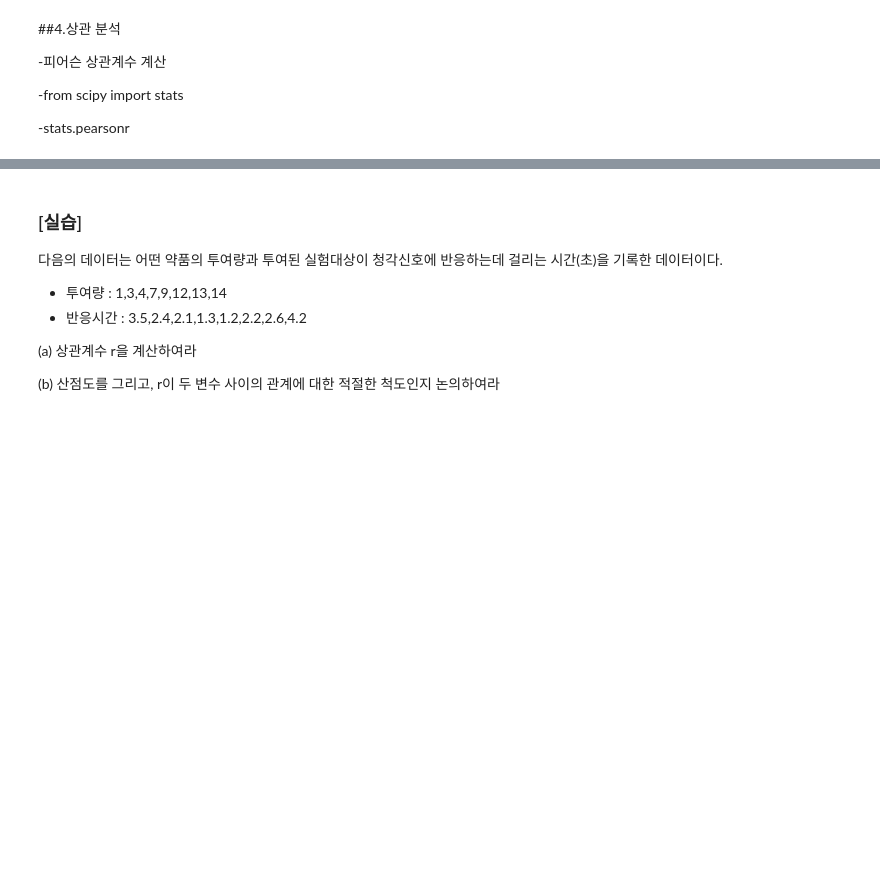
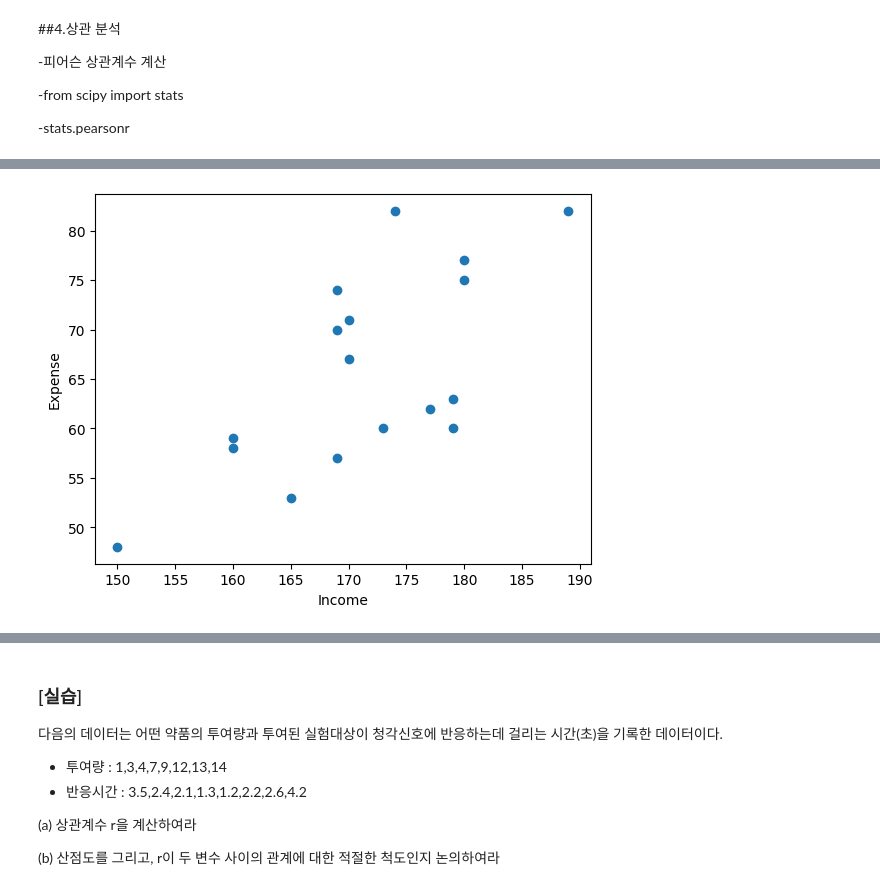
Before and after one commit to runacian0221/ProDs-lecture, a Jupyter notebook: 01_[실습]통계적데이터분석.ipynb, the cells around one changed output, grey strips where cells are left out. Cells and saved outputs as stored; diff of their text form; code cells hidden in the pictures; blank space fills up the shorter version.

```diff
--- a/01_[실습]통계적데이터분석.ipynb
+++ b/01_[실습]통계적데이터분석.ipynb
@@ -533,3 +529,5 @@ Chi2ContingencyResult(statistic=65.0, pvalue=7.681204685202098e-15, dof=2, expec
 -stats.pearsonr
 # %%
 # Student.csv
+df = pd.read_csv("/content/Student.csv")
+df
@@ -535,0 +553,11 @@ Chi2ContingencyResult(statistic=65.0, pvalue=7.681204685202098e-15, dof=2, expec
+# %%
+# Income, Expense 산점도로 표현
+import matplotlib.pyplot as plt
+import seaborn as sns
+
+plt.scatter("Income", "Expense", data=df)
+plt.xlabel("Income")
+plt.ylabel("Expense")
+plt.show()
+# %% [output]
+[figure, added]
```
Also changed, not shown: parts of 68 cells of this notebook, 15 other files.
